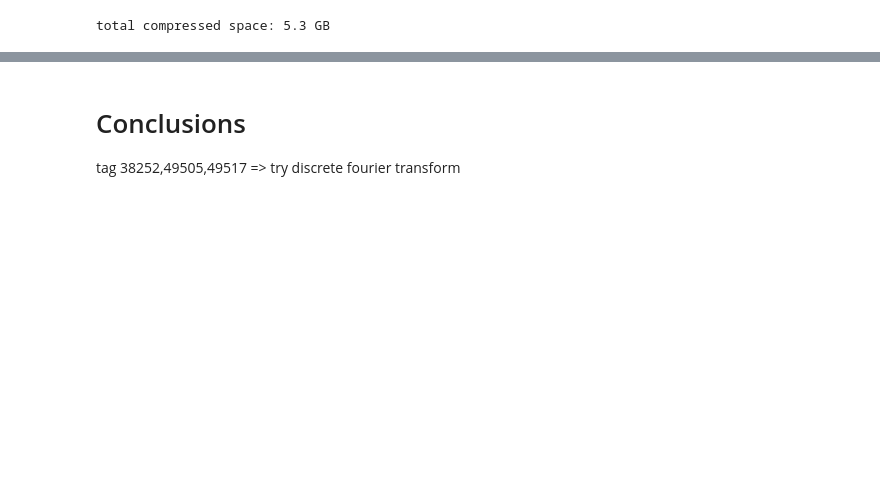
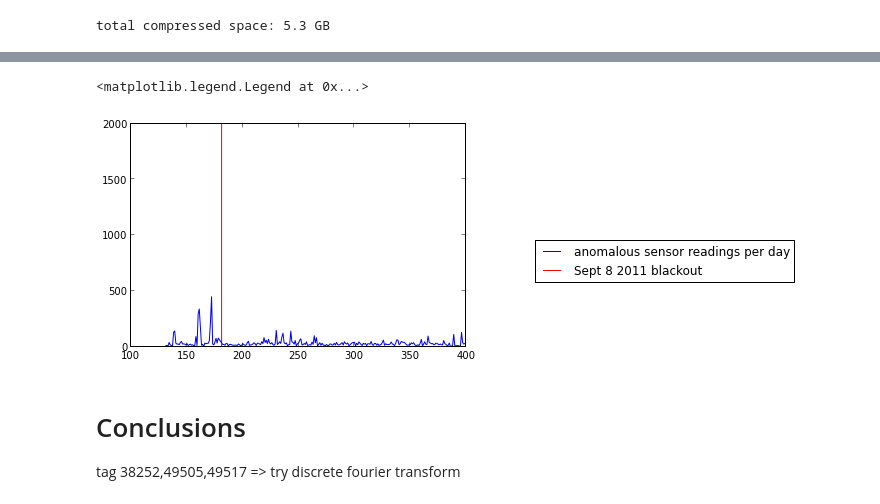
Before and after one commit to melkherj/SmartGridProject, a Jupyter notebook: notebooks/Compression_Performance.ipynb, the cells around one changed output, grey strips where cells are left out. Saved outputs shown, nothing was run; the diff lists cells and outputs as text; code cells hidden in the pictures; blank space fills up the shorter version.

```diff
--- a/notebooks/Compression_Performance.ipynb
+++ b/notebooks/Compression_Performance.ipynb
@@ -188,3 +214,20 @@ errs.ix[tag_index].head(n=10)
+# %%
+# Get the list of dates where sensor outlier occur
+outlier_dates = map(itemgetter(1), outliers)
+date_counts = nltk.FreqDist(outlier_dates).items()
+date_counts = sorted(date_counts, key=itemgetter(0))
+ds, counts = zip(*date_counts)
+ds = np.array(ds)
+counts = np.array(counts)
+# %%
+date_range = (ds > 130) & (ds < 400)
+plot(ds[date_range],counts[date_range],color='blue',label='anomalous sensor readings per day')
+vlines([181],0,2000,color='red',label='Sept 8 2011 blackout')
+#vlines([185],0,2000,color='orange',label='Sept 11 2011')
+legend(bbox_to_anchor=(2,0.5))
+# %% [output]
+<matplotlib.legend.Legend at 0x...>
+[figure, added]
 # %% [markdown]
 # Conclusions #
 tag 38252,49505,49517 => try discrete fourier transform
```
Also changed, not shown: parts of 23 cells of this notebook, 1 other file.
